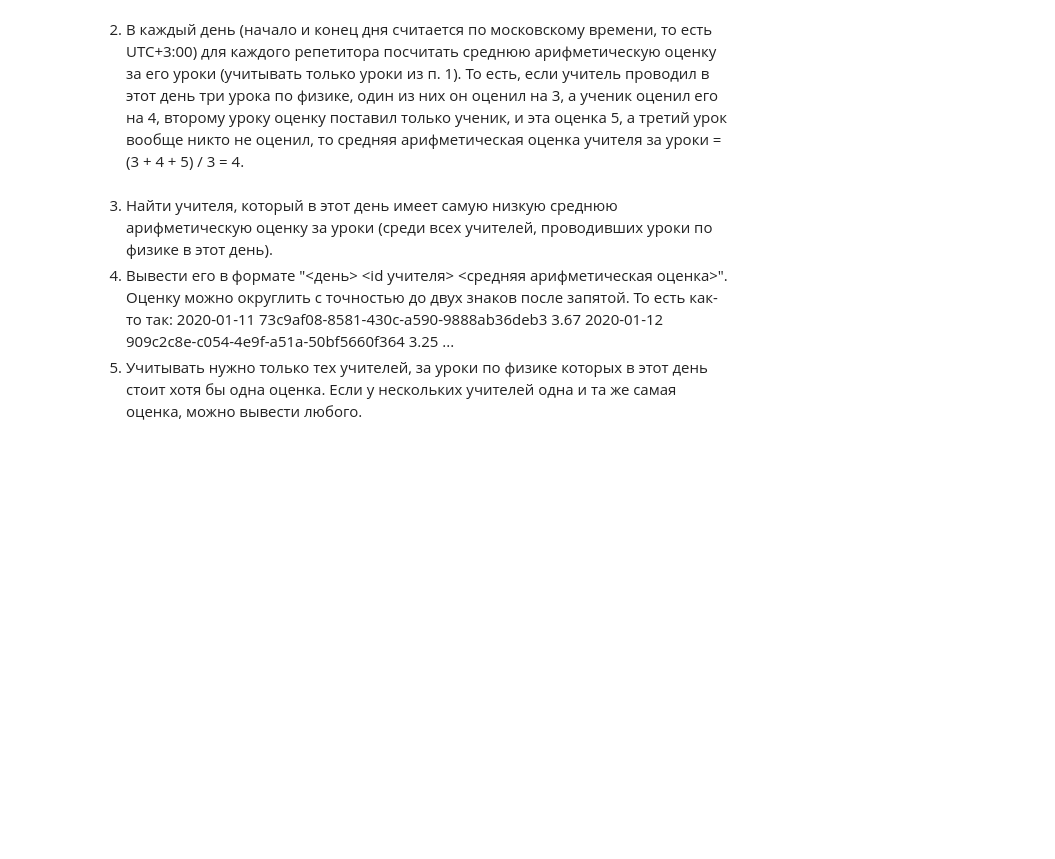
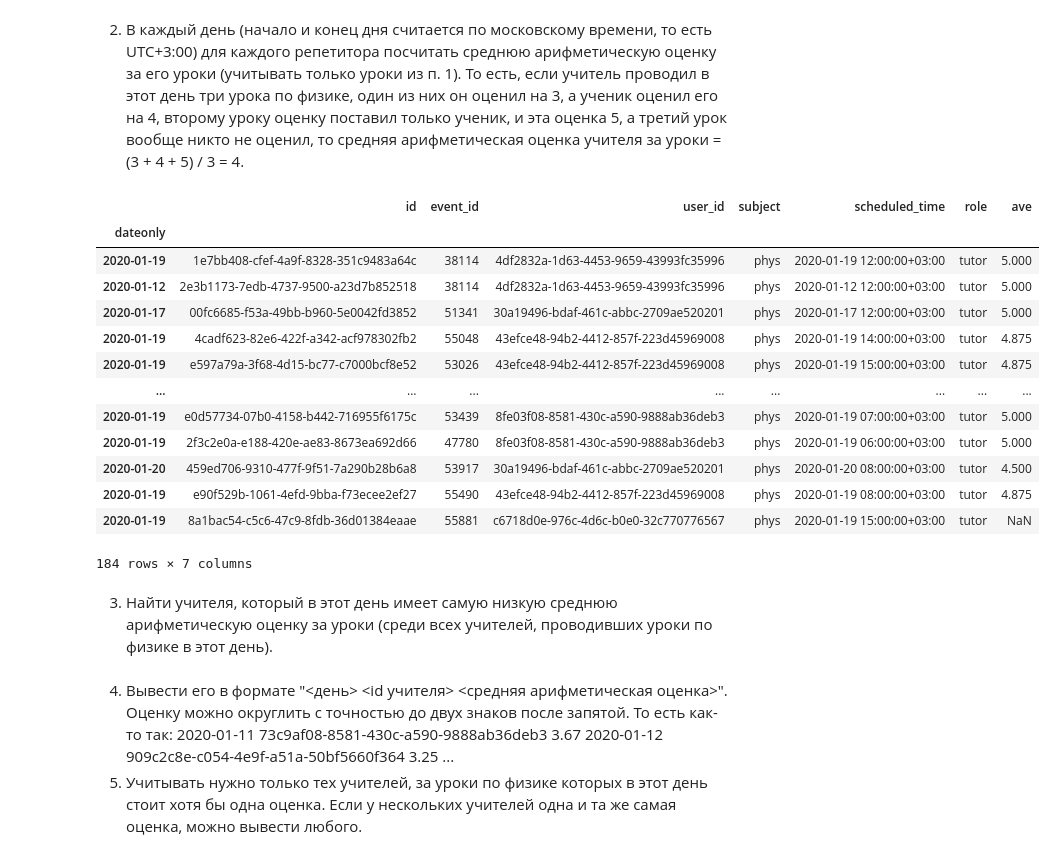
Before and after one commit to JaneCalm/work_tests, a Jupyter notebook: work_test/school.ipynb, the cells around one changed output. Saved outputs shown, nothing was run; the diff lists cells and outputs as text; code cells hidden in the pictures; blank space fills up the shorter version.

```diff
--- a/work_test/school.ipynb
+++ b/work_test/school.ipynb
@@ -150,0 +171,41 @@ lessons_phys
+# %%
+hm = []
+num = 0
+for k in indexes_two:
+    hm.append([])
+    for v in k:
+        l = (v[0], v[2])
+        hm[num].append(l)
+    num+=1
+# %%
+lessons_qua['dateonly'] = lessons_qua['scheduled_time'].apply(lambda x: x.date())
+lessons_qua = lessons_qua.reset_index()
+# %%
+lessons_qua = lessons_qua.set_index(['dateonly', 'id'])
+# %%
+for i in hm:
+    k = lessons_qua.loc[i]
+    m = k['tech_quality'].dropna().mean()
+    all_data_phys.loc[i, 'ave'] = m
+# %%
+all_data__phys_teachers = all_data_phys.loc[all_data_phys['role'] == 'tutor']
+all_data__phys_teachers = all_data__phys_teachers.drop(columns=['tech_quality'])
+all_data__phys_teachers = all_data__phys_teachers.reset_index().set_index('dateonly').drop_duplicates()
+all_data__phys_teachers
+# %% [output]
+|  | id | event_id | user_id | subject | scheduled_time | role | ave |
+| dateonly |  |  |  |  |  |  |  |
+| 2020-01-19 | 1e7bb408-cfef-4a9f-8328-351c9483a64c | 38114 | 4df2832a-1d63-4453-9659-43993fc35996 | phys | 2020-01-19 12:00:00+03:00 | tutor | 5.000 |
+| 2020-01-12 | 2e3b1173-7edb-4737-9500-a23d7b852518 | 38114 | 4df2832a-1d63-4453-9659-43993fc35996 | phys | 2020-01-12 12:00:00+03:00 | tutor | 5.000 |
+| 2020-01-17 | 00fc6685-f53a-49bb-b960-5e0042fd3852 | 51341 | 30a19496-bdaf-461c-abbc-2709ae520201 | phys | 2020-01-17 12:00:00+03:00 | tutor | 5.000 |
+| 2020-01-19 | 4cadf623-82e6-422f-a342-acf978302fb2 | 55048 | 43efce48-94b2-4412-857f-223d45969008 | phys | 2020-01-19 14:00:00+03:00 | tutor | 4.875 |
+| 2020-01-19 | e597a79a-3f68-4d15-bc77-c7000bcf8e52 | 53026 | 43efce48-94b2-4412-857f-223d45969008 | phys | 2020-01-19 15:00:00+03:00 | tutor | 4.875 |
+| ... | ... | ... | ... | ... | ... | ... | ... |
+| 2020-01-19 | e0d57734-07b0-4158-b442-716955f6175c | 53439 | 8fe03f08-8581-430c-a590-9888ab36deb3 | phys | 2020-01-19 07:00:00+03:00 | tutor | 5.000 |
+| 2020-01-19 | 2f3c2e0a-e188-420e-ae83-8673ea692d66 | 47780 | 8fe03f08-8581-430c-a590-9888ab36deb3 | phys | 2020-01-19 06:00:00+03:00 | tutor | 5.000 |
+| 2020-01-20 | 459ed706-9310-477f-9f51-7a290b28b6a8 | 53917 | 30a19496-bdaf-461c-abbc-2709ae520201 | phys | 2020-01-20 08:00:00+03:00 | tutor | 4.500 |
+| 2020-01-19 | e90f529b-1061-4efd-9bba-f73ecee2ef27 | 55490 | 43efce48-94b2-4412-857f-223d45969008 | phys | 2020-01-19 08:00:00+03:00 | tutor | 4.875 |
+| 2020-01-19 | 8a1bac54-c5c6-47c9-8fdb-36d01384eaae | 55881 | c6718d0e-976c-4d6c-b0e0-32c770776567 | phys | 2020-01-19 15:00:00+03:00 | tutor | NaN |
+184 rows × 7 columns
+# %% [markdown]
+3. Найти учителя, который в этот день имеет самую низкую среднюю арифметическую оценку за уроки (среди всех учителей, проводивших уроки по физике в этот день).
@@ -151,3 +232,2 @@ lessons_phys
 # %% [markdown]
-3. Найти учителя, который в этот день имеет самую низкую среднюю арифметическую оценку за уроки (среди всех учителей, проводивших уроки по физике в этот день).
 4. Вывести его в формате "<день> <id учителя> <средняя арифметическая оценка>". Оценку можно округлить с точностью до двух знаков после запятой. То есть как-то так:
```
Also changed, not shown: parts of 43 cells of this notebook.
